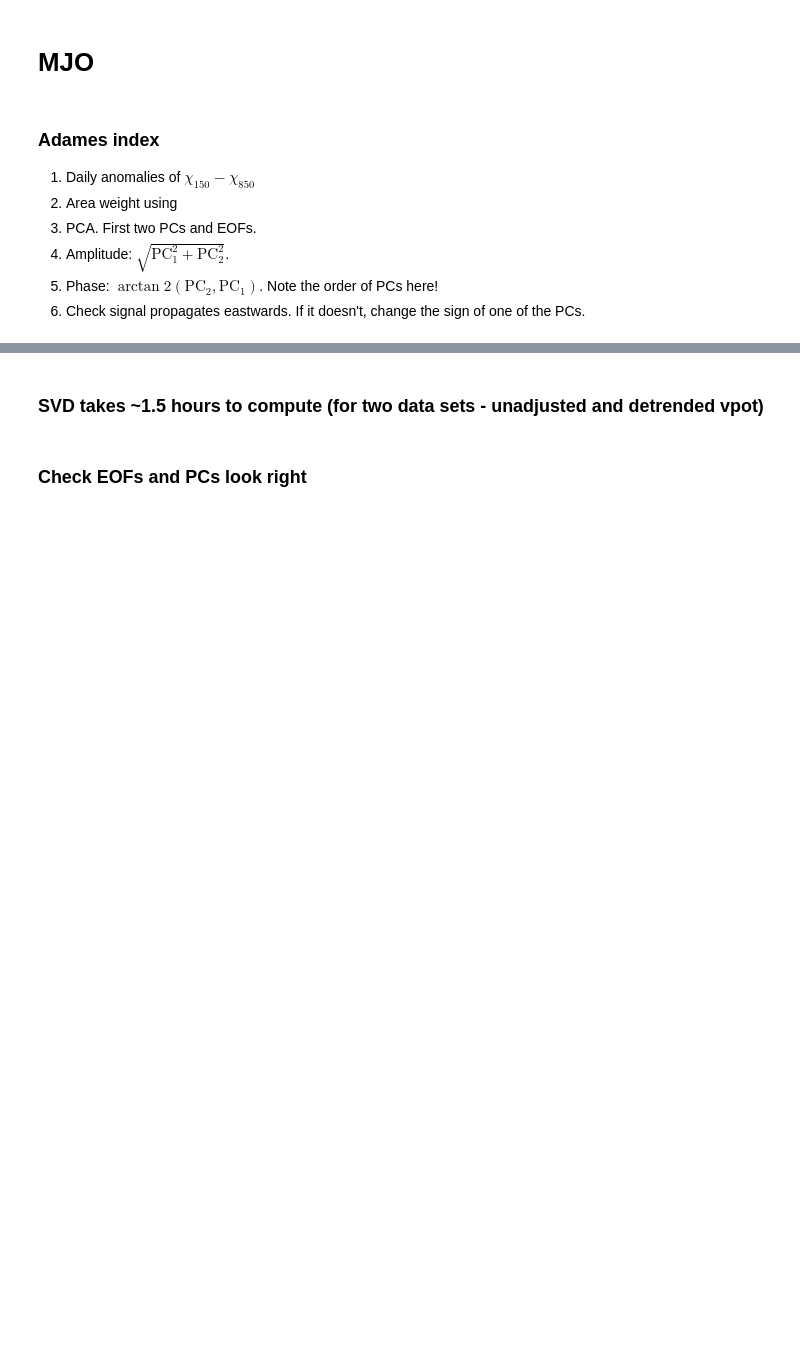
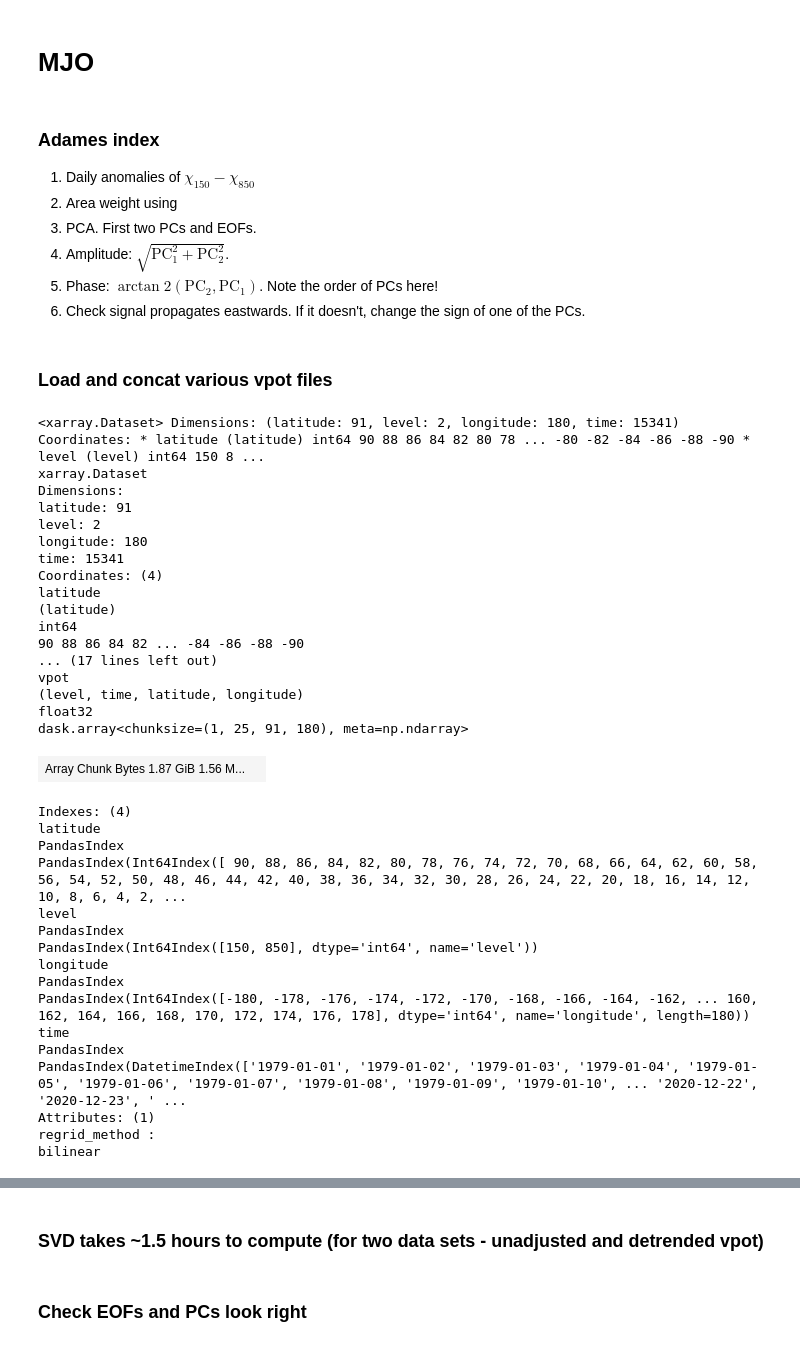
Before and after one commit to dougrichardson/Wet_Aus_2022, a Jupyter notebook: mjo_indices.ipynb, the cells around one changed output, grey strips where cells are left out. Saved outputs shown, nothing was run; the diff lists cells and outputs as text; code cells hidden in the pictures; blank space fills up the shorter version.

Commit message:
Started loading vpot files

```diff
--- a/mjo_indices.ipynb
+++ b/mjo_indices.ipynb
@@ -61,3 +61,47 @@ def write_and_read(ds, filename):
     ds = xr.open_zarr(filename, consolidated=True)
 
     return ds[name] if is_DataArray else ds
+# %% [markdown]
+### Load and concat various vpot files
+# %%
+vpot_1979_2020 = xr.open_zarr(
+    '/g/data/w42/dr6273/work/data/era5/vpot/vpot_era5_daily_1979_2020_2x2_grid.zarr',
+    consolidated=True
+)
+# %%
+vpot_1979_2020
+# %% [output]
+<xarray.Dataset> Dimensions: (latitude: 91, level: 2, longitude: 180, time: 15341) Coordinates: * latitude (latitude) int64 90 88 86 84 82 80 78 ... -80 -82 -84 -86 -88 -90 * level (level) int64 150 8 ...
+xarray.Dataset
+Dimensions:
+latitude: 91
+level: 2
+longitude: 180
+time: 15341
+Coordinates: (4)
+latitude
+(latitude)
+int64
+90 88 86 84 82 ... -84 -86 -88 -90
+... (17 lines left out)
+vpot
+(level, time, latitude, longitude)
+float32
+dask.array<chunksize=(1, 25, 91, 180), meta=np.ndarray>
+| Array Chunk Bytes 1.87 GiB 1.56 M... |  |
+Indexes: (4)
+latitude
+PandasIndex
+PandasIndex(Int64Index([ 90, 88, 86, 84, 82, 80, 78, 76, 74, 72, 70, 68, 66, 64, 62, 60, 58, 56, 54, 52, 50, 48, 46, 44, 42, 40, 38, 36, 34, 32, 30, 28, 26, 24, 22, 20, 18, 16, 14, 12, 10, 8, 6, 4, 2, ...
+level
+PandasIndex
+PandasIndex(Int64Index([150, 850], dtype='int64', name='level'))
+longitude
+PandasIndex
+PandasIndex(Int64Index([-180, -178, -176, -174, -172, -170, -168, -166, -164, -162, ... 160, 162, 164, 166, 168, 170, 172, 174, 176, 178], dtype='int64', name='longitude', length=180))
+time
+PandasIndex
+PandasIndex(DatetimeIndex(['1979-01-01', '1979-01-02', '1979-01-03', '1979-01-04', '1979-01-05', '1979-01-06', '1979-01-07', '1979-01-08', '1979-01-09', '1979-01-10', ... '2020-12-22', '2020-12-23', ' ...
+Attributes: (1)
+regrid_method :
+bilinear
```
Also changed, not shown: parts of 4 cells of this notebook.
